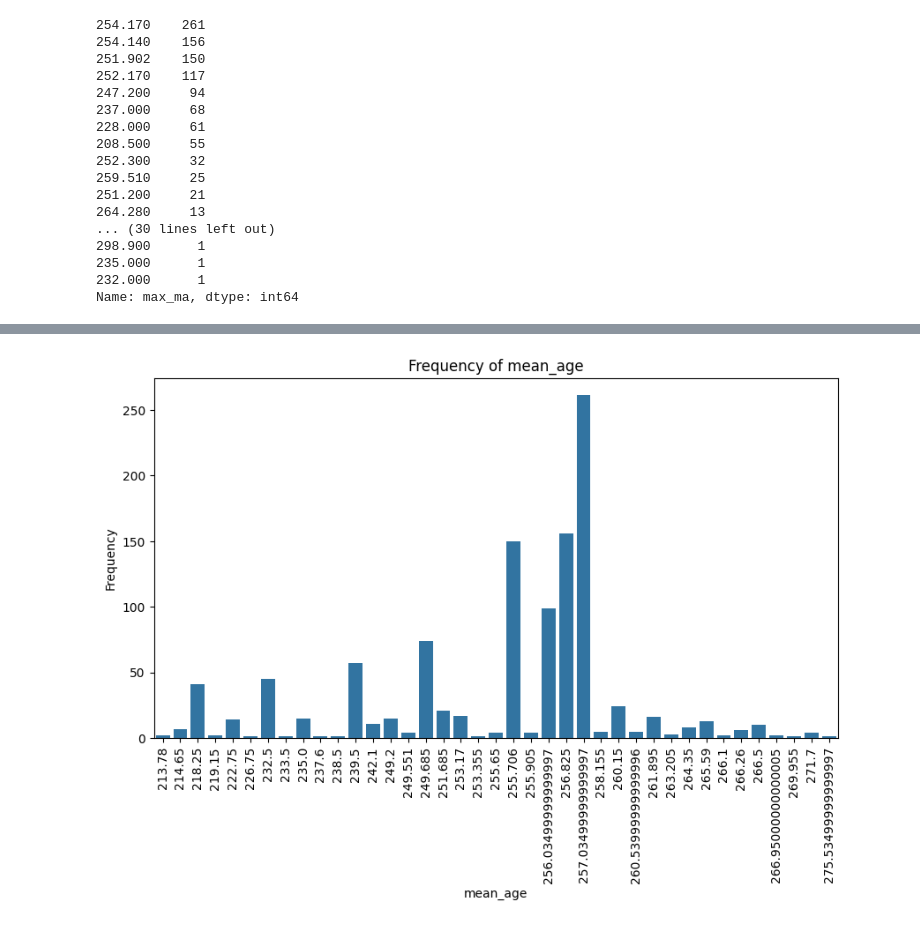
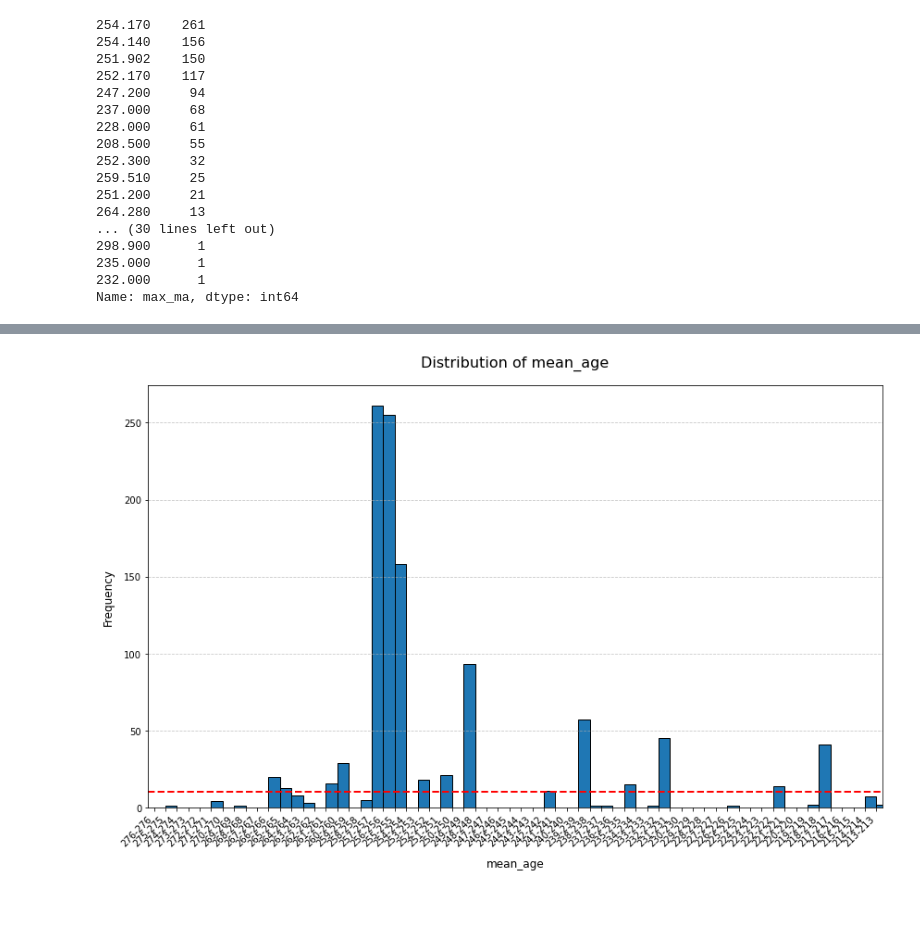
Before and after one commit to shelleylwang/BDNN_Arielli, a Jupyter notebook: synapsida_eda.ipynb, the cells around one changed output, grey strips where cells are left out. Cells and saved outputs as stored; diff of their text form; code cells hidden in the pictures.

```diff
--- a/synapsida_eda.ipynb
+++ b/synapsida_eda.ipynb
@@ -269,4 +262,0 @@ barplot('max_ma')
-# %%
-barplot('mean_age')
-# %% [output]
-[figure, removed]
@@ -272,0 +310,4 @@ barplot('mean_age')
+# %%
+flexible_histogram('mean_age', 1)
+# %% [output]
+[figure, added]
```
Also changed, not shown: parts of 11 cells of this notebook, 9 other files.
